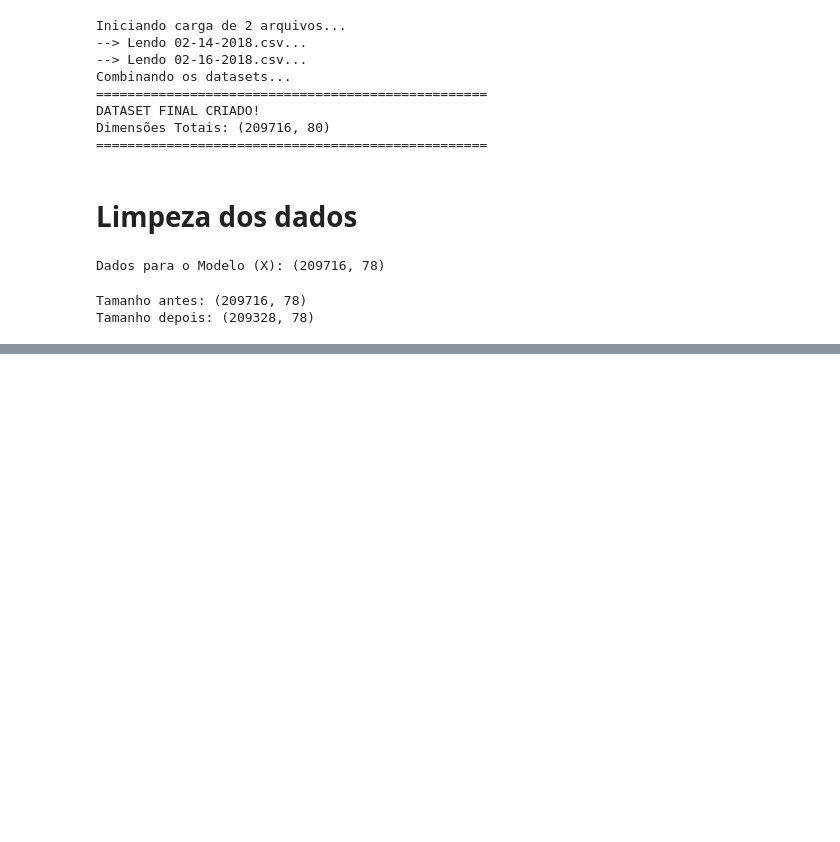
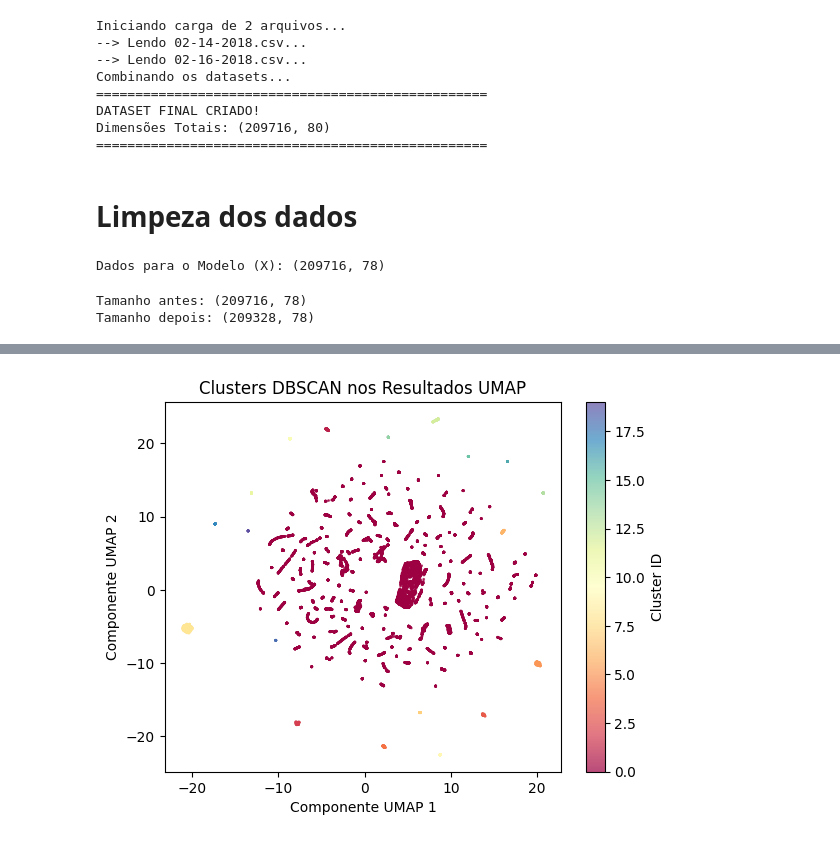
Before and after one commit to DanielBR0612/unsupervised-network-ids, a Jupyter notebook: Unsupervised_Network_Anomaly_Detection_CSE_CIC_2018.ipynb, the cells around one changed output, grey strips where cells are left out. Cells and saved outputs as stored; diff of their text form; code cells hidden in the pictures; blank space fills up the shorter version.

```diff
--- a/Unsupervised_Network_Anomaly_Detection_CSE_CIC_2018.ipynb
+++ b/Unsupervised_Network_Anomaly_Detection_CSE_CIC_2018.ipynb
@@ -168,0 +214,12 @@ Rodando UMAP na amostra
+# %%
+dbscan_instancia = DBSCAN(eps=2.5, min_samples=4)
+clusters = dbscan_instancia.fit_predict(umap_2d)
+
+plt.scatter(umap_2d[:, 0], umap_2d[:, 1], c=clusters, cmap='Spectral', s=1, alpha=0.7)
+plt.colorbar(label='Cluster ID')
+plt.title('Clusters DBSCAN nos Resultados UMAP')
+plt.xlabel('Componente UMAP 1')
+plt.ylabel('Componente UMAP 2')
+plt.show()
+# %% [output]
+[figure, added]
```
Also changed, not shown: parts of 12 cells of this notebook.
